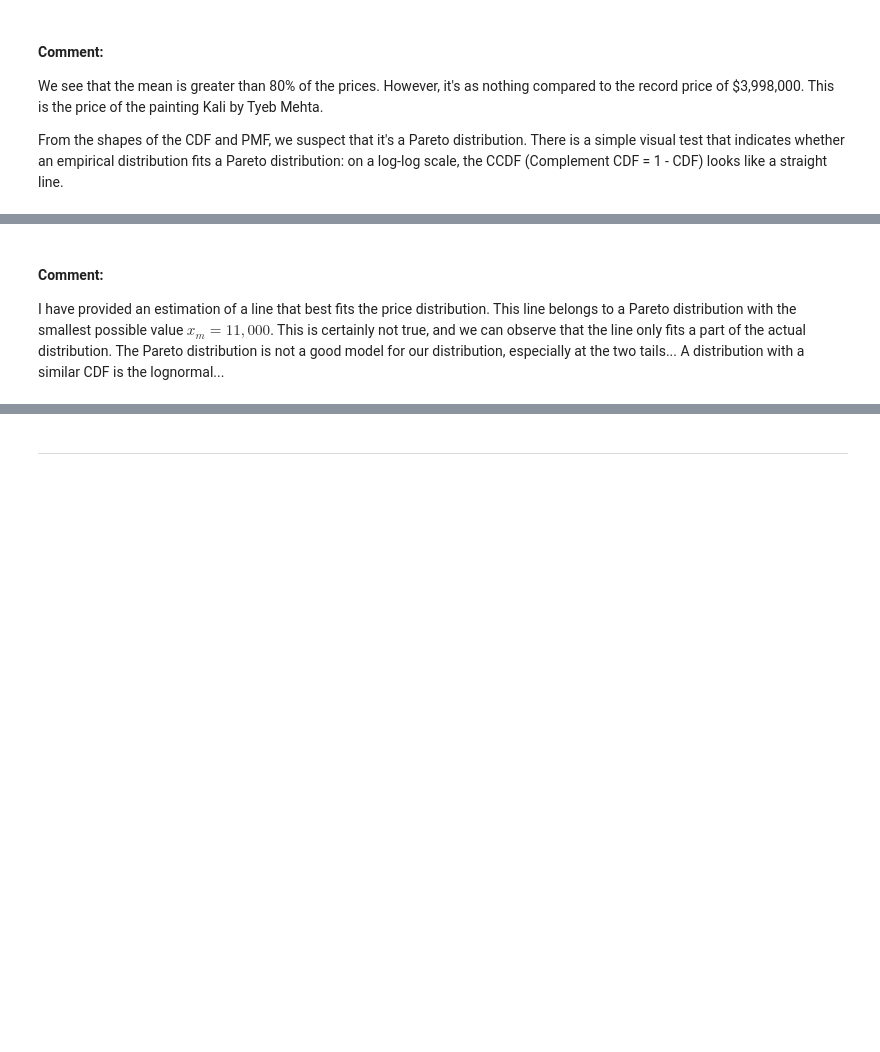
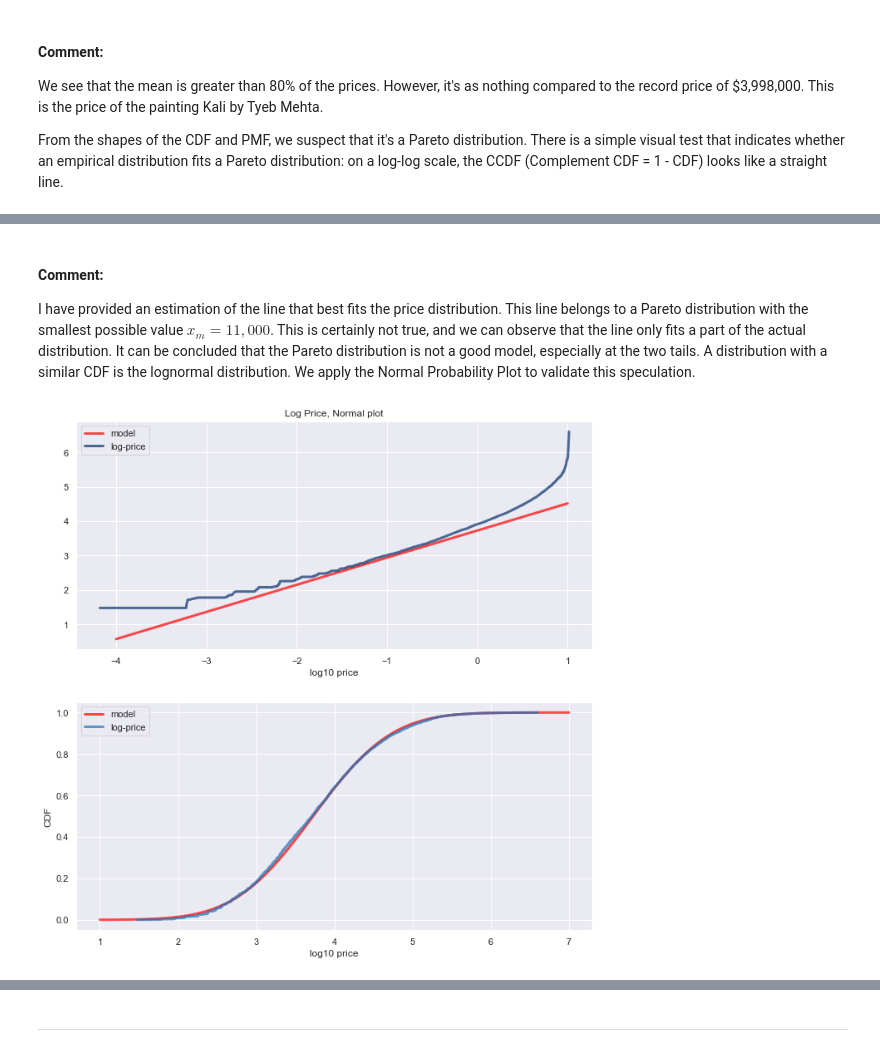
Before and after one commit to dcaohuu18/saffronart_stats_analysis, a Jupyter notebook: distributions.ipynb, the cells around one changed output, grey strips where cells are left out. Drawn from its saved outputs; the diff is of its cells as text; code cells hidden in the pictures; blank space fills up the shorter version.

Commit message:
try lognormal distribution for art prices

```diff
--- a/distributions.ipynb
+++ b/distributions.ipynb
@@ -175,3 +175,41 @@ thinkplot.Config(xlabel='log10 price', ylabel='CCDF', yscale='log')
 # %% [markdown]
 #### Comment:
-I have provided an estimation of a line that best fits the price distribution. This line belongs to a Pareto distribution with the smallest possible value $x_m = 11,000$. This is certainly not true, and we can observe that the line only fits a part of the actual distribution. The Pareto distribution is not a good model for our distribution, especially at the two tails... A distribution with a similar CDF is the lognormal...
+I have provided an estimation of the line that best fits the price distribution. This line belongs to a Pareto distribution with the smallest possible value $x_m = 11,000$. This is certainly not true, and we can observe that the line only fits a part of the actual distribution. It can be concluded that the Pareto distribution is not a good model, especially at the two tails. A distribution with a similar CDF is the lognormal distribution. We apply the Normal Probability Plot to validate this speculation.
+# %%
+# try a lognormal distribution:
+
+fig = plt.figure(figsize=(10,10))
+
+###
+
+plt.subplot(211)
+
+xs = [-4, 1]
+fxs, fys = thinkstats2.FitLine(xs, inter=log_price.mean(), slope=log_price.std())
+thinkplot.Plot(fxs, fys, color='red', label='model')
+
+xs, ys = thinkstats2.NormalProbability(log_price)
+thinkplot.Plot(xs, ys, label = 'log-price')
+thinkplot.Config(title='Log Price, Normal plot', xlabel='log10 price')
+
+plt.legend()
+
+###
+
+plt.subplot(212)
+
+xs, ps = thinkstats2.RenderNormalCdf(log_price.mean(), log_price.std(), low=1, high=7)
+thinkplot.Plot(xs, ps, label='model', color='red')
+
+thinkplot.Cdf(cdf_log, label='log-price')
+thinkplot.Config(xlabel='log10 price', ylabel='CDF')
+
+plt.legend()
+
+###
+
+fig.tight_layout(pad=3.0)
+
+plt.show()
+# %% [output]
+[figure, added]
```
Also changed, not shown: parts of 4 cells of this notebook.
